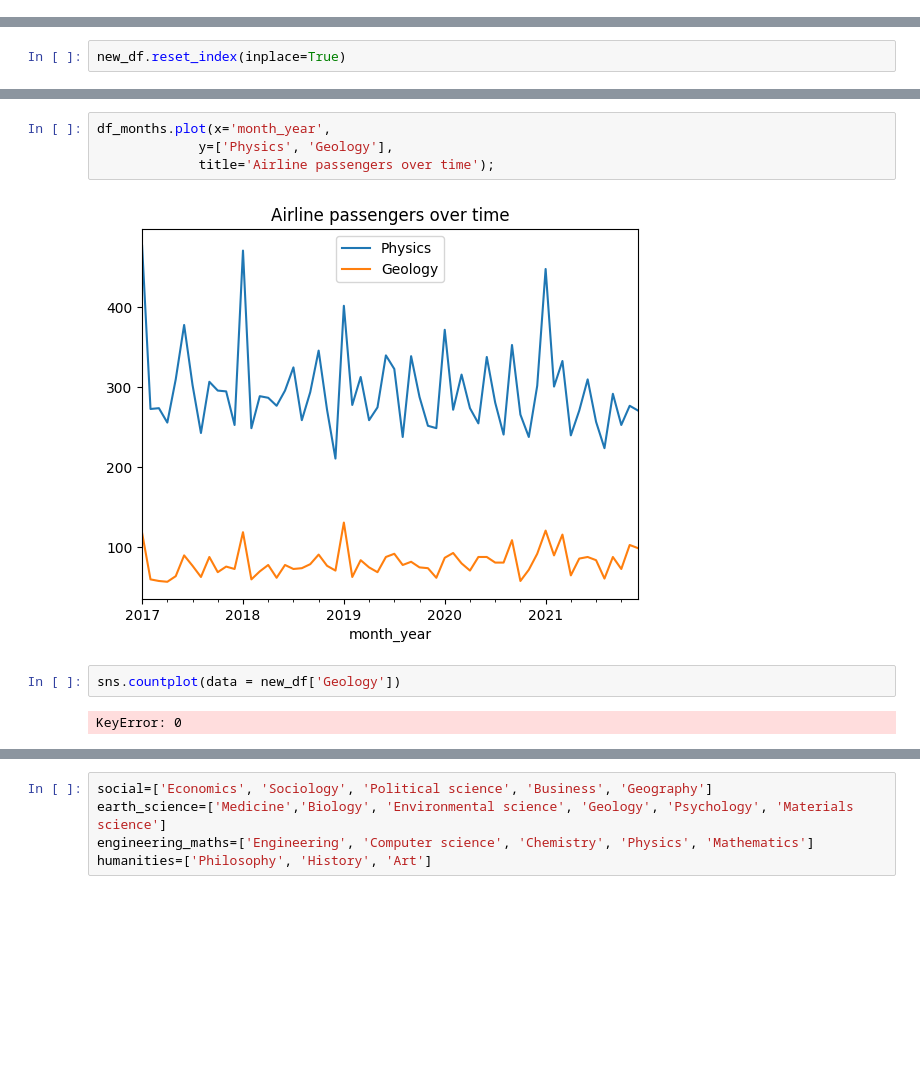
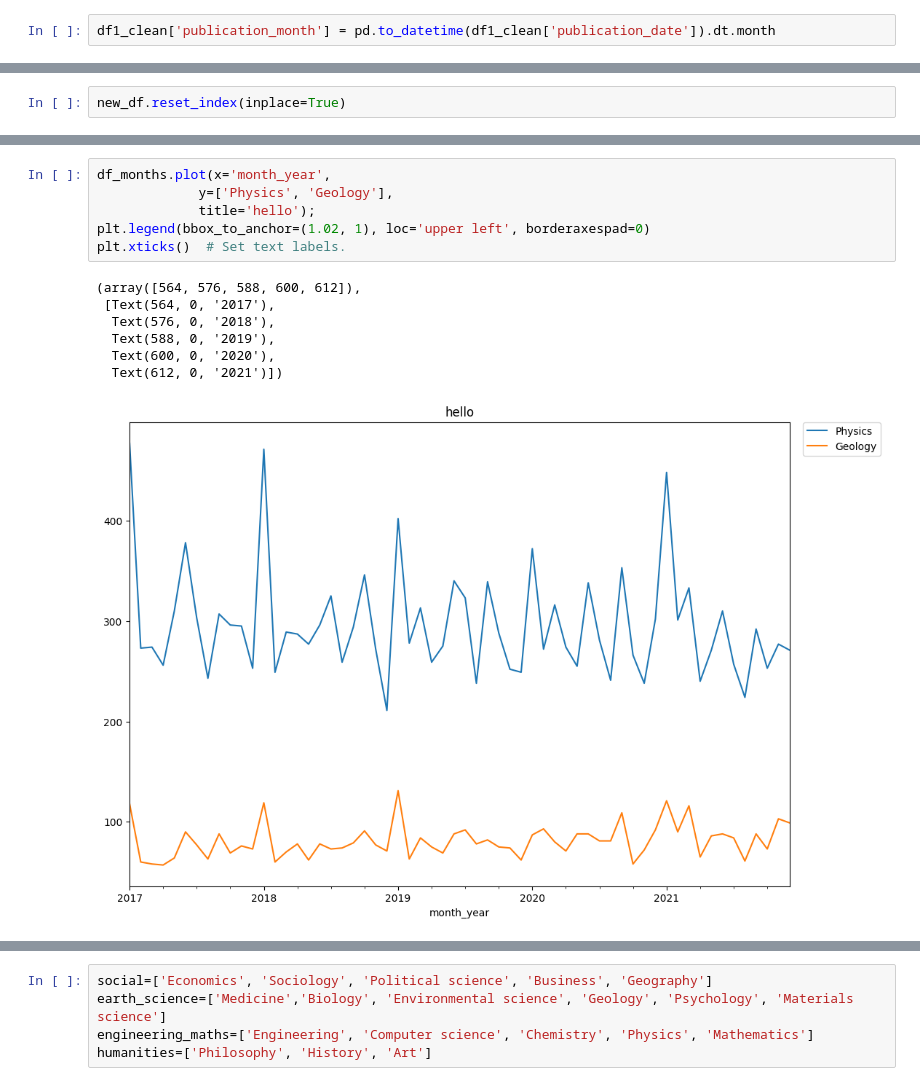
Before and after one commit to bertagrim/grenoble4research, a Jupyter notebook: grenoble4research.ipynb, the cells around one changed output, grey strips where cells are left out. Cells and saved outputs as stored; diff of their text form; blank space fills up the shorter version.

```diff
--- a/grenoble4research.ipynb
+++ b/grenoble4research.ipynb
@@ -176,6 +176,8 @@ memory usage: 1.9+ MB
 df1_clean['publication_date']=pd.to_datetime(df1_clean['publication_date'])
 # %%
 df1_clean['month_year'] = pd.to_datetime(df1_clean['publication_date']).dt.to_period('M')
+# %%
+df1_clean['publication_month'] = pd.to_datetime(df1_clean['publication_date']).dt.month
 # %%
 df1_clean.info()
 # %% [output]
@@ -332,10 +389,14 @@ new_df.plot(x='publication_year',
 # %%
 df_months.plot(x='month_year',
              y=['Physics', 'Geology'],
-             title='Airline passengers over time');
+             title='hello');
+plt.legend(bbox_to_anchor=(1.02, 1), loc='upper left', borderaxespad=0)
+plt.xticks()  # Set text labels.
 # %% [output]
+(array([564, 576, 588, 600, 612]),
+ [Text(564, 0, '2017'),
+  Text(576, 0, '2018'),
+  Text(588, 0, '2019'),
+  Text(600, 0, '2020'),
+  Text(612, 0, '2021')])
-[figure, old version]
+[figure, new version]
-# %%
-sns.countplot(data = new_df['Geology'])
-# %% [output]
-KeyError: 0
```
Also changed, not shown: parts of 20 cells of this notebook.
